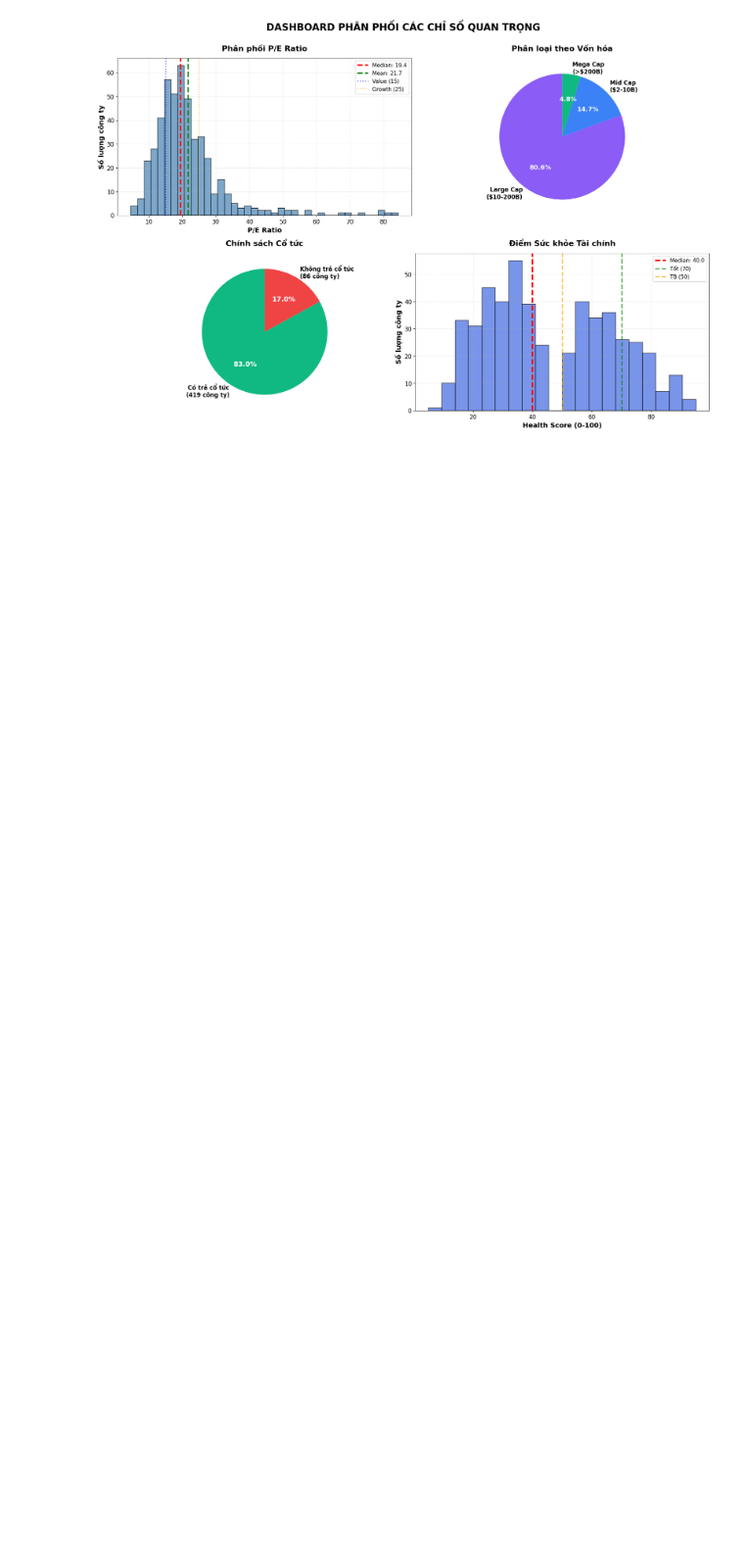
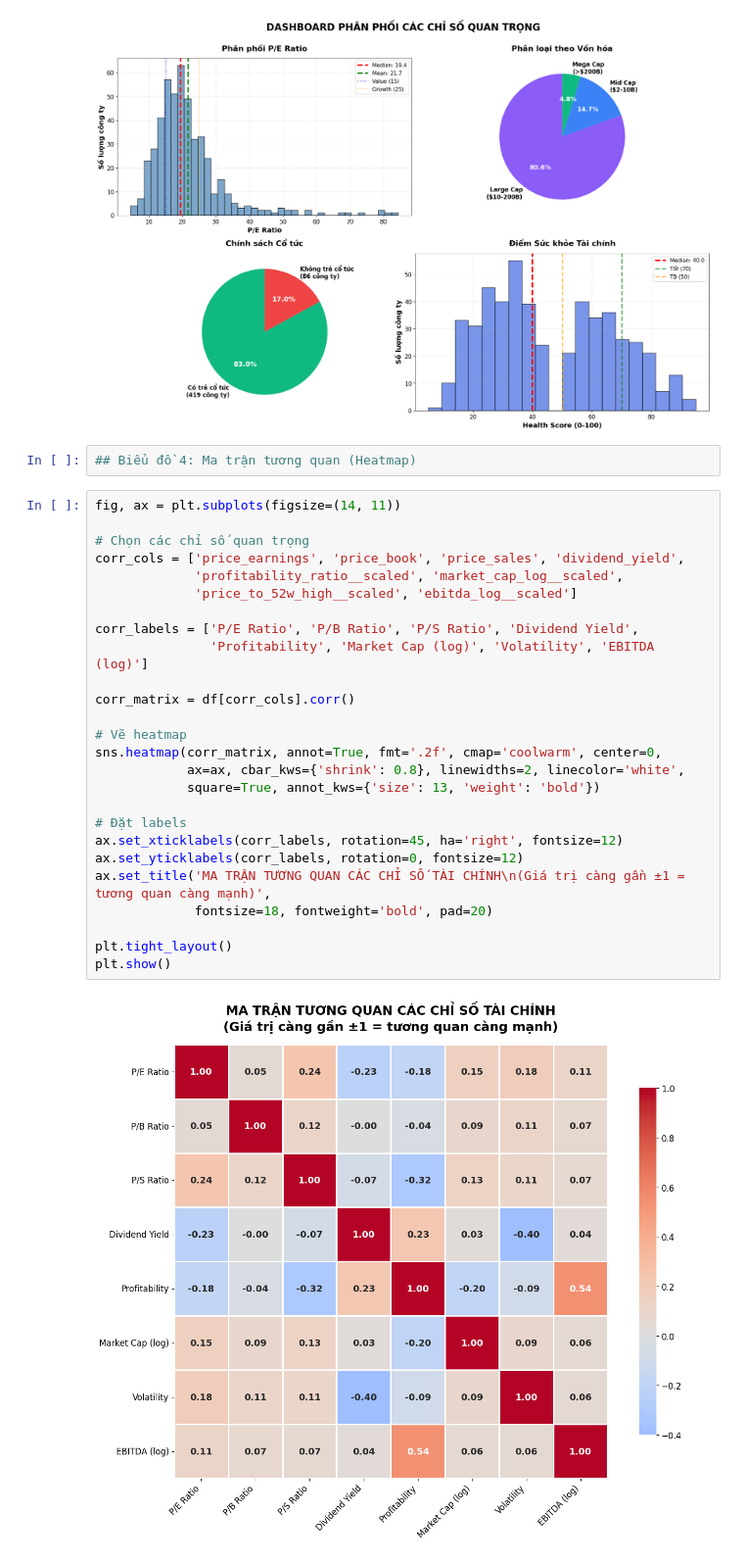
Before and after one commit to tranmai31231020941-pixel/final, a Jupyter notebook: Untitled1.ipynb, the cells around one changed output. Shown: that part at 98% size. Cells and saved outputs as stored; diff of their text form; blank space fills up the shorter version.

```diff
--- a/Untitled1.ipynb
+++ b/Untitled1.ipynb
@@ -273,3 +273,33 @@ plt.tight_layout()
 plt.show()
 # %% [output]
 [figure]
+# %%
+## Biểu đồ 4: Ma trận tương quan (Heatmap)
+# %%
+fig, ax = plt.subplots(figsize=(14, 11))
+
+# Chọn các chỉ số quan trọng
+corr_cols = ['price_earnings', 'price_book', 'price_sales', 'dividend_yield',
+             'profitability_ratio__scaled', 'market_cap_log__scaled',
+             'price_to_52w_high__scaled', 'ebitda_log__scaled']
+
+corr_labels = ['P/E Ratio', 'P/B Ratio', 'P/S Ratio', 'Dividend Yield',
+               'Profitability', 'Market Cap (log)', 'Volatility', 'EBITDA (log)']
+
+corr_matrix = df[corr_cols].corr()
+
+# Vẽ heatmap
+sns.heatmap(corr_matrix, annot=True, fmt='.2f', cmap='coolwarm', center=0,
+            ax=ax, cbar_kws={'shrink': 0.8}, linewidths=2, linecolor='white',
+            square=True, annot_kws={'size': 13, 'weight': 'bold'})
+
+# Đặt labels
+ax.set_xticklabels(corr_labels, rotation=45, ha='right', fontsize=12)
+ax.set_yticklabels(corr_labels, rotation=0, fontsize=12)
+ax.set_title('MA TRẬN TƯƠNG QUAN CÁC CHỈ SỐ TÀI CHÍNH\n(Giá trị càng gần ±1 = tương quan càng mạnh)',
+             fontsize=18, fontweight='bold', pad=20)
+
+plt.tight_layout()
+plt.show()
+# %% [output]
+[figure, added]
```
